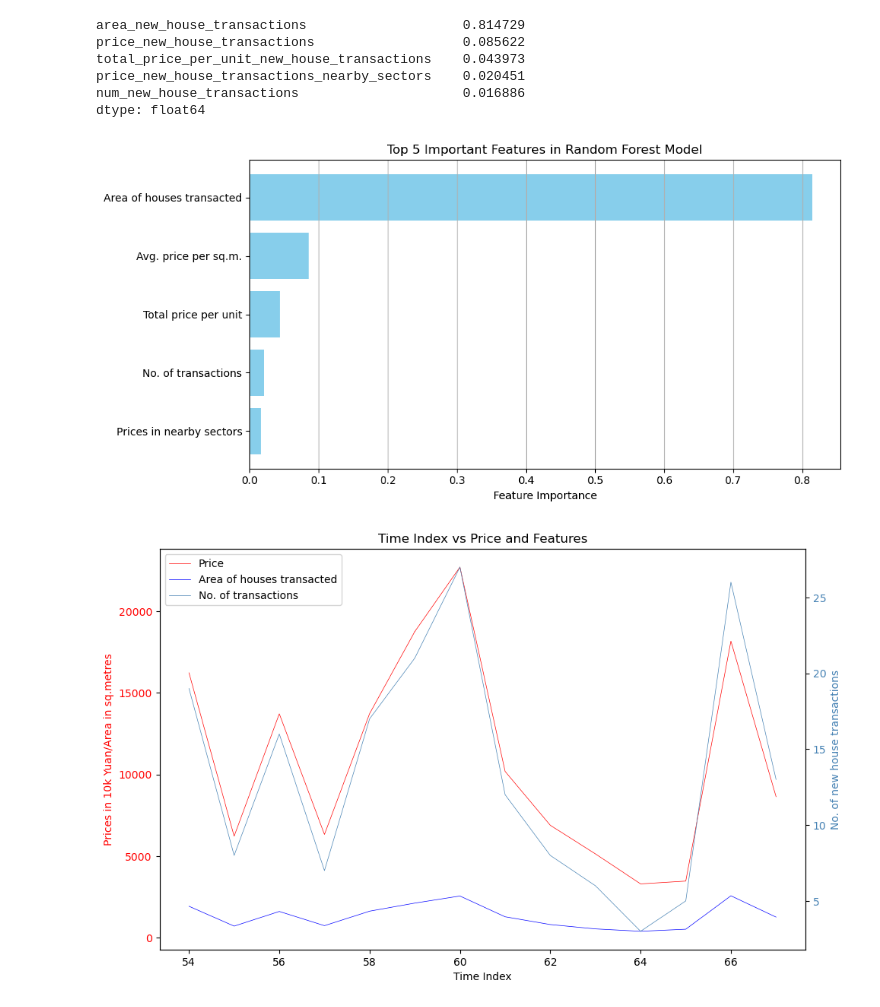
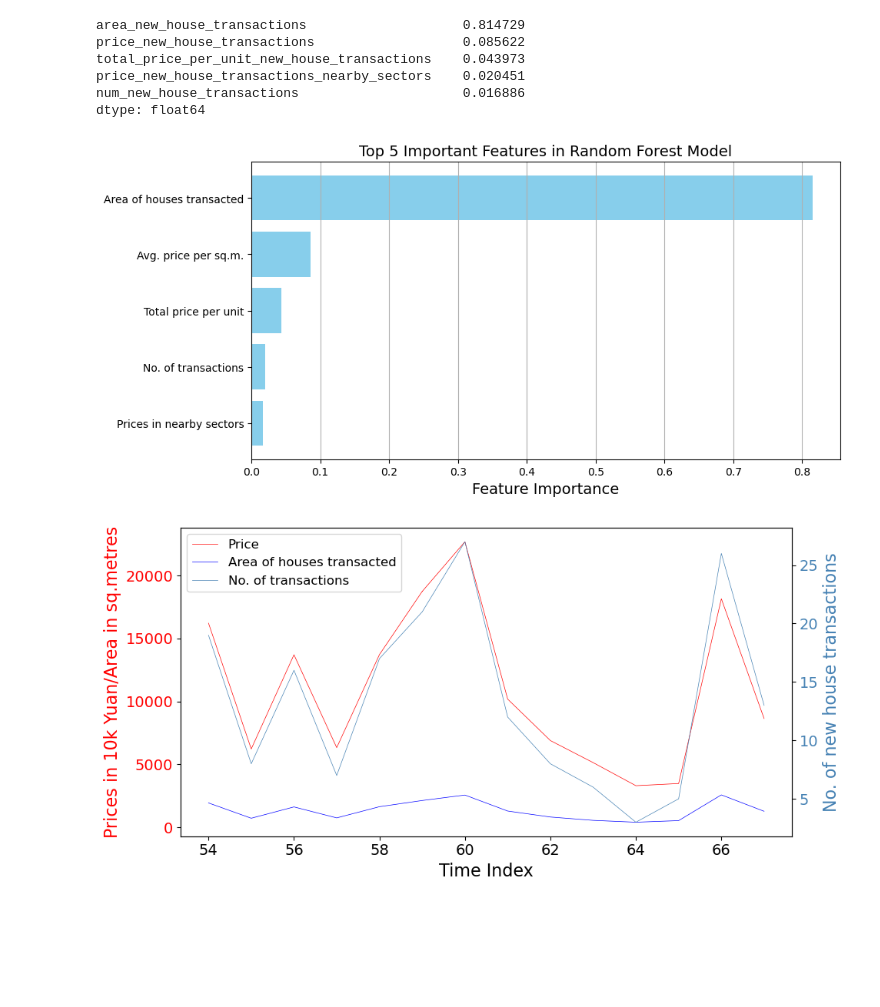
Before and after one commit to dkroy1746/kaggle_china_real_estate, a Jupyter notebook: feature_eng_fit_RandomForest.ipynb, the cells around one changed output. Saved outputs shown, nothing was run; the diff lists cells and outputs as text; code cells hidden in the pictures; blank space fills up the shorter version.

```diff
--- a/feature_eng_fit_RandomForest.ipynb
+++ b/feature_eng_fit_RandomForest.ipynb
@@ -319,12 +319,12 @@ building tree 300 of 300
 ## ANALYSIS
 # %%
 # Load the model if it was already created/fitted
-filename = "model_rf_left_joins_incl_city_search.joblib"
-loaded_model = joblib.load(filename)
+#filename = "model_rf_left_joins_incl_city_search.joblib"
+#loaded_model = joblib.load(filename)
 
-Y_predict = loaded_model.predict(X_test)
+#Y_predict = loaded_model.predict(X_test)
 
-#Y_predict = model_rf.predict(X_test)
+Y_predict = model_rf.predict(X_test)
 
 rmse = np.sqrt(mean_squared_error(Y_test, Y_predict))
 mae = mean_absolute_error(Y_test, Y_predict)
@@ -401,42 +404,44 @@ plt.barh(['Prices in nearby sectors',
        'No. of transactions',
        'Total price per unit',
        'Avg. price per sq.m.', 'Area of houses transacted'], top5_features.values[::-1], color='skyblue')
-plt.xlabel("Feature Importance")
-plt.title("Top 5 Important Features in Random Forest Model")
+plt.xlabel("Feature Importance", fontsize=14)
+plt.title("Top 5 Important Features in Random Forest Model", fontsize=14)
+plt.xticks(fontsize=10)
+plt.yticks(fontsize=10)
 plt.grid(axis='x')
 plt.tight_layout()
 plt.savefig("features_left_joins_incl_city_search.png")
 #plt.show()
 # %% [output]
-[figure, old version]
+[figure, new version]
 # %%
 
 X_test['Prices'] = Y_predict
 
 #plt.figure(figsize=(10, 5))
-fig, ax1 = plt.subplots(figsize=(10, 6))
+fig, ax1 = plt.subplots(figsize=(10, 5))
 
 ax1.plot(X_test.loc[X_test['sector'] == 1, 'time_index'], X_test.loc[X_test['sector'] == 1, 'Prices'] , label='Price', color='red', linewidth=0.5)
 ax1.plot(X_test.loc[X_test['sector'] == 1, 'time_index'], X_test.loc[X_test['sector'] == 1, 'area_new_house_transactions'], label='Area of houses transacted', color='blue', linewidth=0.5)
-ax1.set_xlabel('Time Index')
-ax1.set_ylabel('Prices in 10k Yuan/Area in sq.metres', color='r')
+ax1.set_xlabel('Time Index', fontsize=16)
+ax1.set_ylabel('Prices in 10k Yuan/Area in sq.metres', color='r', fontsize=16)
 ax1.tick_params(axis='y', labelcolor='r')
 
 ax2 = ax1.twinx()
 ax2.plot(X_test.loc[X_test['sector'] == 1, 'time_index'], X_test.loc[X_test['sector'] == 1, 'num_new_house_transactions'], label='No. of transactions', color='steelblue', linewidth=0.5)
-ax2.set_ylabel('No. of new house transactions', color='steelblue')
+ax2.set_ylabel('No. of new house transactions', color='steelblue', fontsize=16)
 ax2.tick_params(axis='y', labelcolor='steelblue')
 #plt.plot(X_test.loc[X_test['sector'] == 1, 'time_index'], X_test.loc[X_test['sector'] == 1, 'num_new_house_transactions'], label='No. of transactions', color='cyan', linewidth=0.5)
 
 #plt.xlabel('Time Index')
 #plt.ylabel('Value')
 fig.tight_layout()
-plt.title('Time Index vs Price and Features')
+#plt.title('Time Index vs Price and Features')
 lines, labels = ax1.get_legend_handles_labels()
 lines2, labels2 = ax2.get_legend_handles_labels()
-ax2.legend(lines + lines2, labels + labels2, loc='upper left')
+ax2.legend(lines + lines2, labels + labels2, loc='upper left', fontsize=12)
 #plt.grid(True)
 plt.savefig("features_prices_left_joins_incl_city_search.png")
 #plt.show()
 # %% [output]
-[figure, old version]
+[figure, new version]
```
Also changed, not shown: parts of 3 cells of this notebook, 4 other files.
